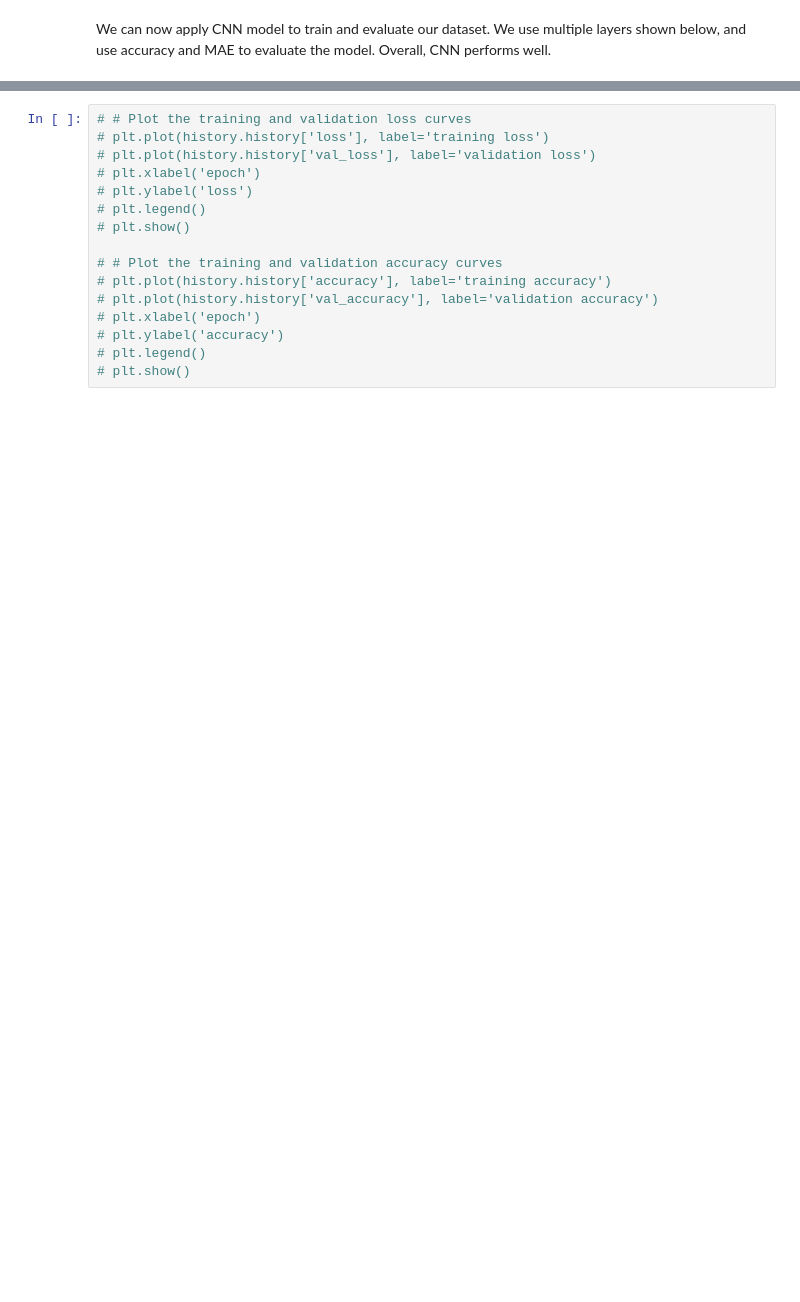
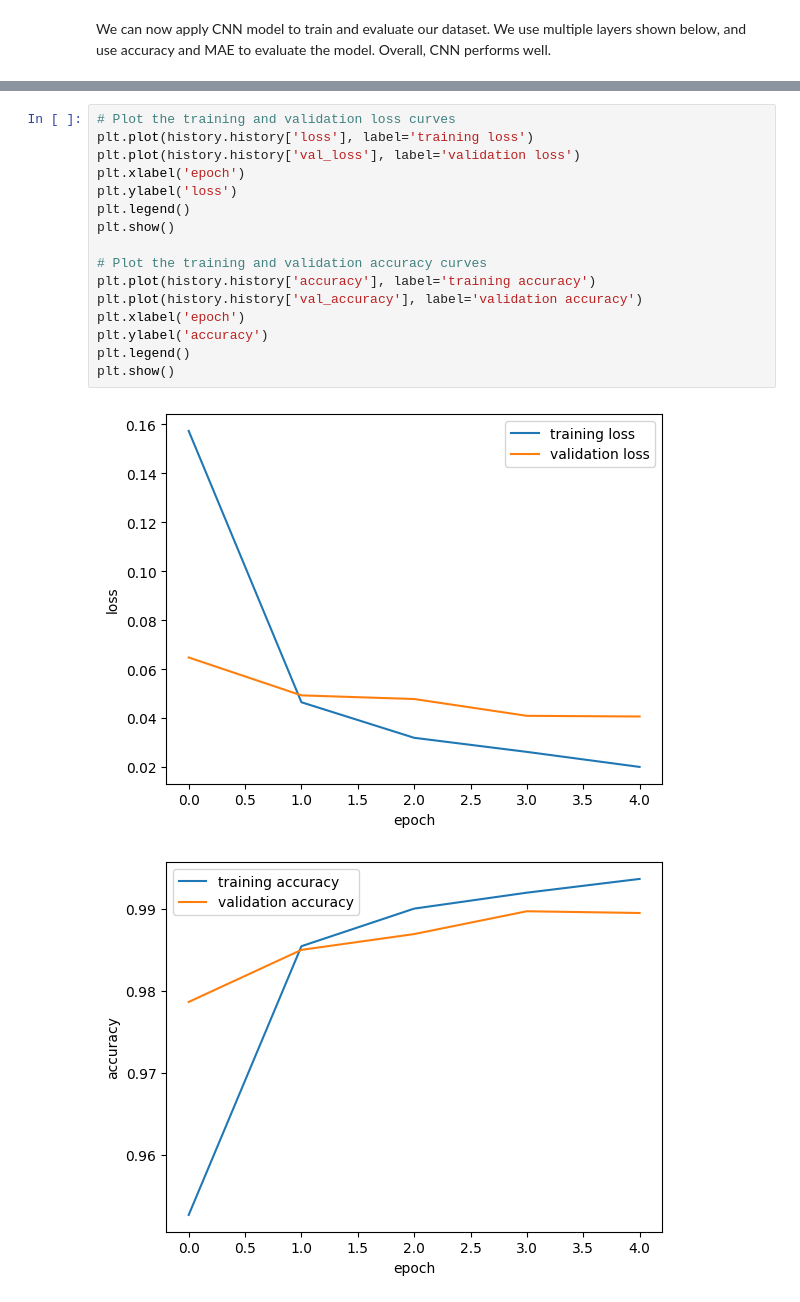
Before and after one commit to Jeffin-J/Digit-Recognition-Model, a Jupyter notebook: numbers(edit 2).ipynb, the cells around one changed output, grey strips where cells are left out. Saved outputs shown, nothing was run; the diff lists cells and outputs as text; blank space fills up the shorter version.

```diff
--- a/numbers(edit 2).ipynb
+++ b/numbers(edit 2).ipynb
@@ -108,16 +120,19 @@ Epoch 5/5
 # %%
-# # Plot the training and validation loss curves
-# plt.plot(history.history['loss'], label='training loss')
-# plt.plot(history.history['val_loss'], label='validation loss')
-# plt.xlabel('epoch')
-# plt.ylabel('loss')
-# plt.legend()
-# plt.show()
+# Plot the training and validation loss curves
+plt.plot(history.history['loss'], label='training loss')
+plt.plot(history.history['val_loss'], label='validation loss')
+plt.xlabel('epoch')
+plt.ylabel('loss')
+plt.legend()
+plt.show()
 
-# # Plot the training and validation accuracy curves
-# plt.plot(history.history['accuracy'], label='training accuracy')
-# plt.plot(history.history['val_accuracy'], label='validation accuracy')
-# plt.xlabel('epoch')
-# plt.ylabel('accuracy')
-# plt.legend()
-# plt.show()
+# Plot the training and validation accuracy curves
+plt.plot(history.history['accuracy'], label='training accuracy')
+plt.plot(history.history['val_accuracy'], label='validation accuracy')
+plt.xlabel('epoch')
+plt.ylabel('accuracy')
+plt.legend()
+plt.show()
+# %% [output]
+[figure, added]
+[figure, added]
```
Also changed, not shown: parts of 6 cells of this notebook, 1 other file.
